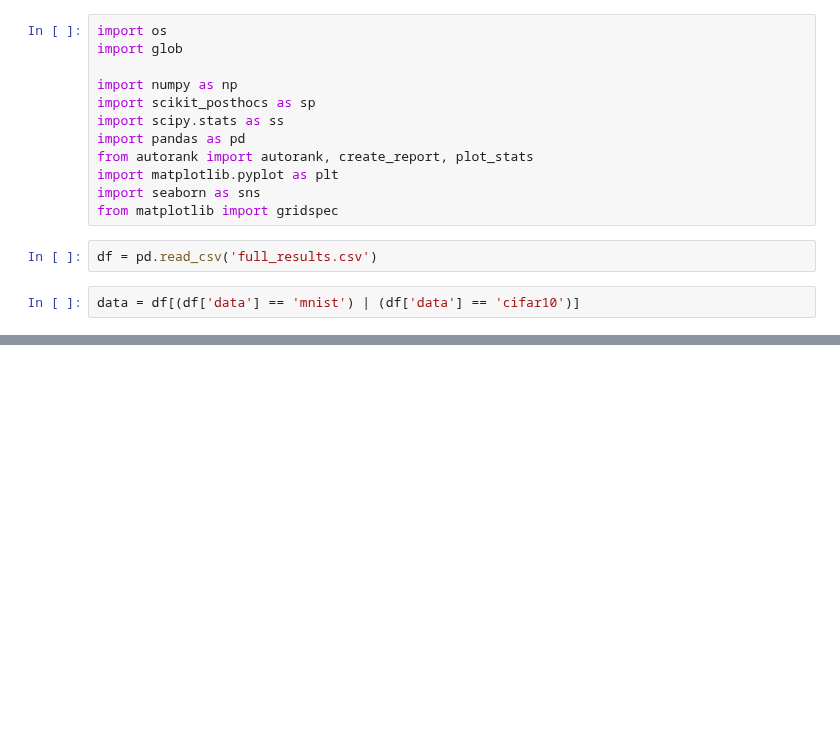
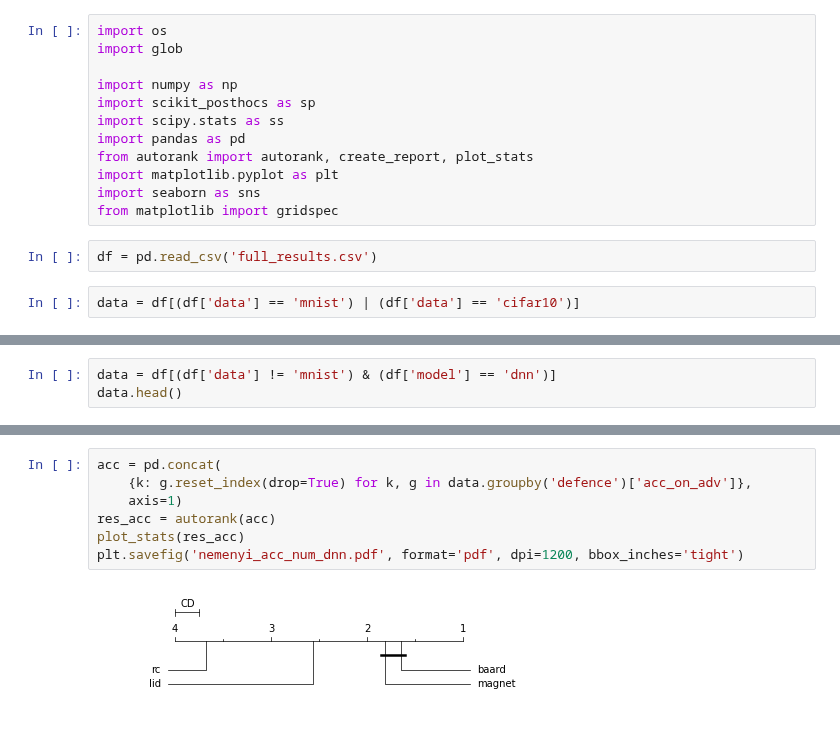
Before and after one commit to changx03/baard_exp2, a Jupyter notebook: charts/nemenyi.ipynb, the cells around one changed output, grey strips where cells are left out. Drawn from its saved outputs; the diff is of its cells as text; blank space fills up the shorter version.

```diff
--- a/charts/nemenyi.ipynb
+++ b/charts/nemenyi.ipynb
@@ -30,0 +46,3 @@ plt.savefig('nemenyi_acc_img.pdf', format='pdf', dpi=1200, bbox_inches='tight')
+# %%
+data = df[(df['data'] != 'mnist') & (df['model'] == 'dnn')]
+data.head()
@@ -30,0 +56,9 @@ plt.savefig('nemenyi_acc_img.pdf', format='pdf', dpi=1200, bbox_inches='tight')
+# %%
+acc = pd.concat(
+    {k: g.reset_index(drop=True) for k, g in data.groupby('defence')['acc_on_adv']},
+    axis=1)
+res_acc = autorank(acc)
+plot_stats(res_acc)
+plt.savefig('nemenyi_acc_num_dnn.pdf', format='pdf', dpi=1200, bbox_inches='tight')
+# %% [output]
+[figure, added]
```
Also changed, not shown: parts of 11 cells of this notebook, 6 other files.
